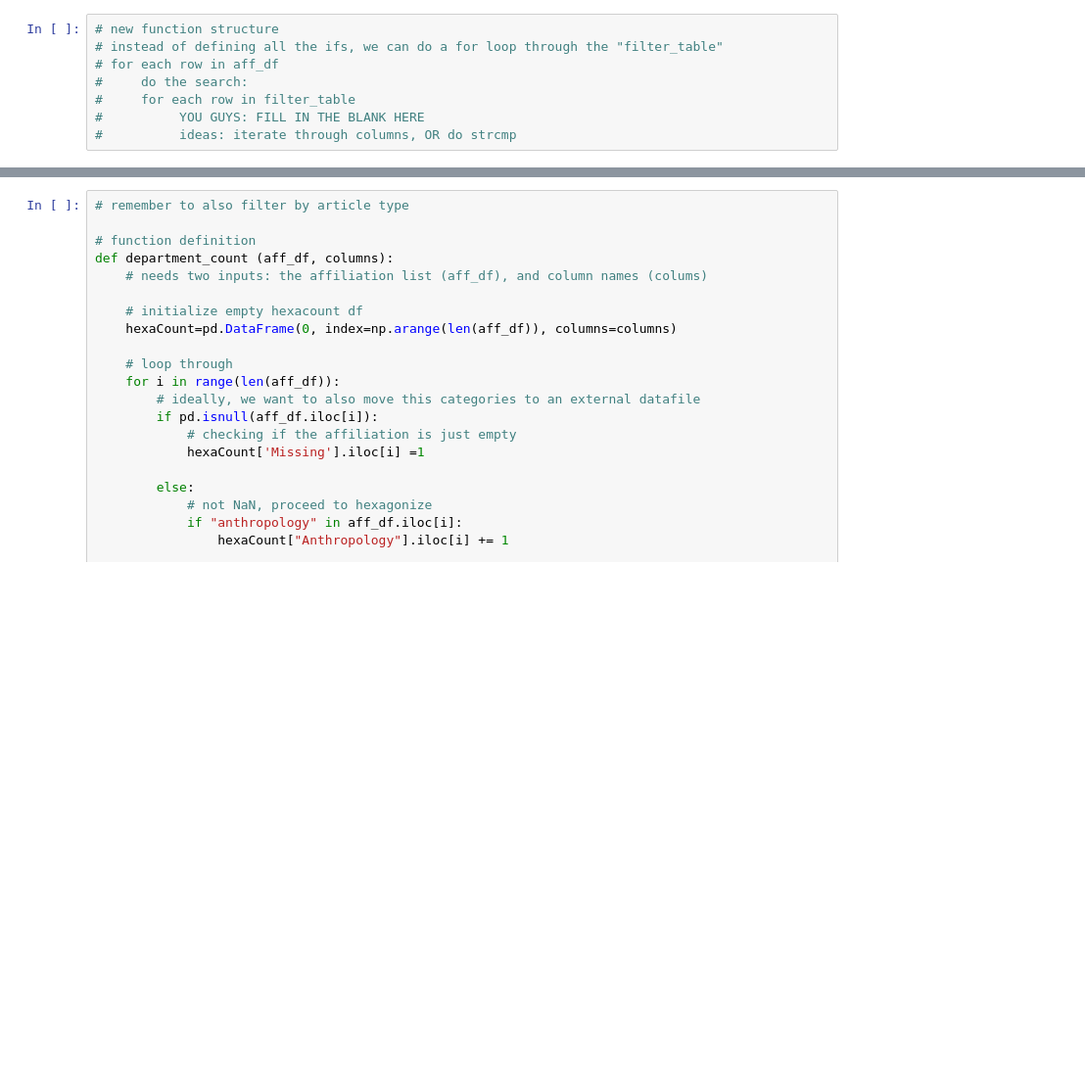
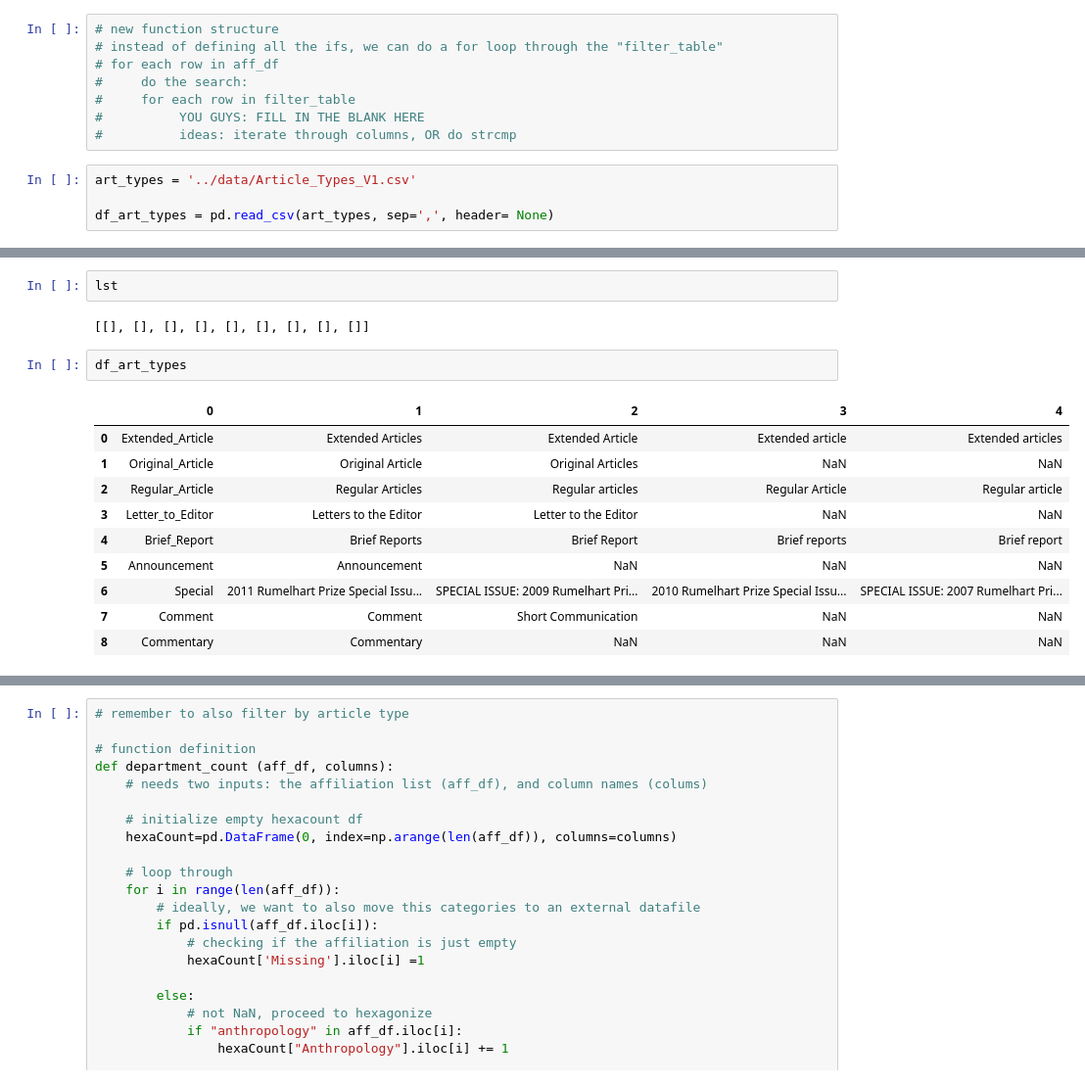
Before and after one commit to rdgao/WH2CogSci, a Jupyter notebook: parsing/Parsing V2 Data.ipynb, the cells around one changed output, grey strips where cells are left out. Shown: that part at 98% size. Saved outputs shown, nothing was run; the diff lists cells and outputs as text; blank space fills up the shorter version.

```diff
--- a/parsing/Parsing V2 Data.ipynb
+++ b/parsing/Parsing V2 Data.ipynb
@@ -88,3 +66,7 @@ df_pd['num_of_authors'].hist(bins=range(10))
 #     for each row in filter_table
 #          YOU GUYS: FILL IN THE BLANK HERE
 #          ideas: iterate through columns, OR do strcmp
+# %%
+art_types = '../data/Article_Types_V1.csv'
+
+df_art_types = pd.read_csv(art_types, sep=',', header= None)
@@ -90,0 +105,17 @@ df_pd['num_of_authors'].hist(bins=range(10))
+# %%
+lst
+# %% [output]
+[[], [], [], [], [], [], [], [], []]
+# %%
+df_art_types
+# %% [output]
+|  | 0 | 1 | 2 | 3 | 4 |
+| 0 | Extended_Article | Extended Articles | Extended Article | Extended article | Extended articles |
+| 1 | Original_Article | Original Article | Original Articles | NaN | NaN |
+| 2 | Regular_Article | Regular Articles | Regular articles | Regular Article | Regular article |
+| 3 | Letter_to_Editor | Letters to the Editor | Letter to the Editor | NaN | NaN |
+| 4 | Brief_Report | Brief Reports | Brief Report | Brief reports | Brief report |
+| 5 | Announcement | Announcement | NaN | NaN | NaN |
+| 6 | Special | 2011 Rumelhart Prize Special Issu... | SPECIAL ISSUE: 2009 Rumelhart Pri... | 2010 Rumelhart Prize Special Issu... | SPECIAL ISSUE: 2007 Rumelhart Pri... |
+| 7 | Comment | Comment | Short Communication | NaN | NaN |
+| 8 | Commentary | Commentary | NaN | NaN | NaN |
```
Also changed, not shown: parts of 11 cells of this notebook, 3 other files.
